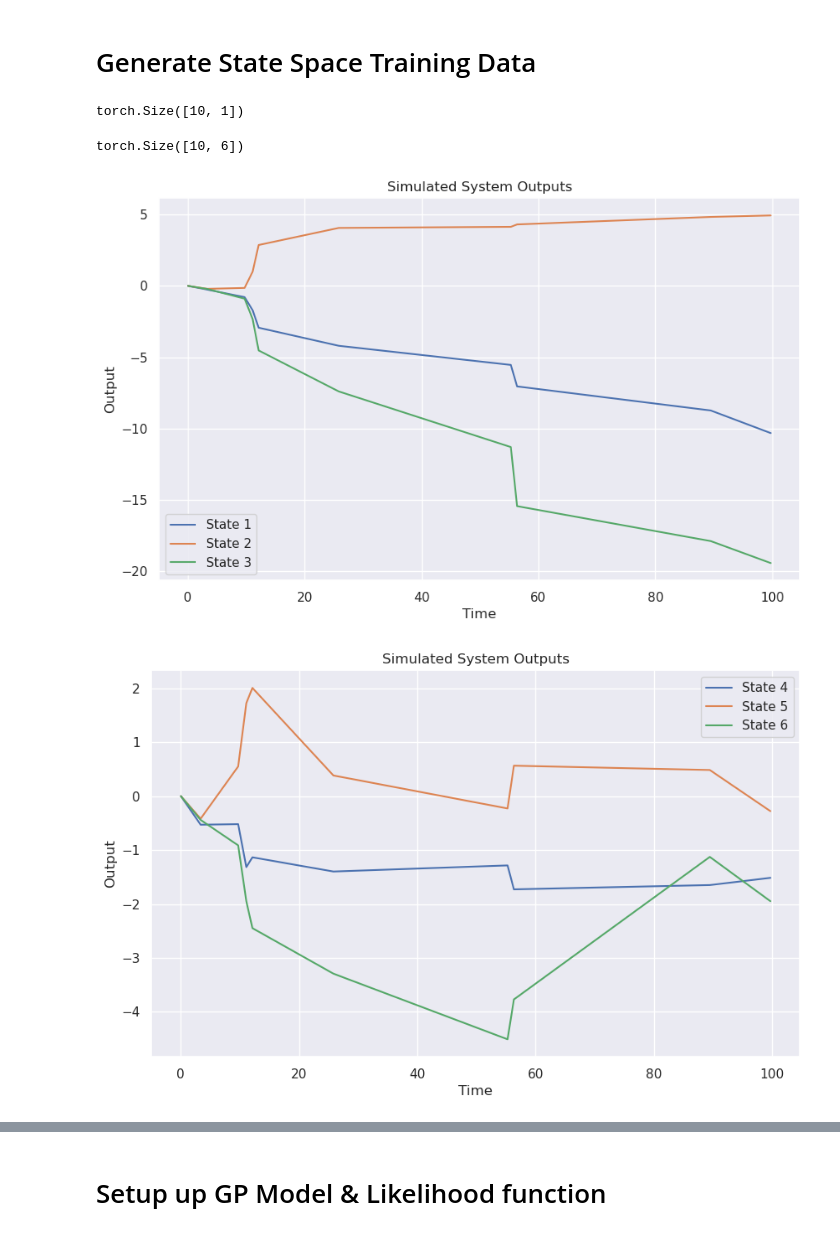
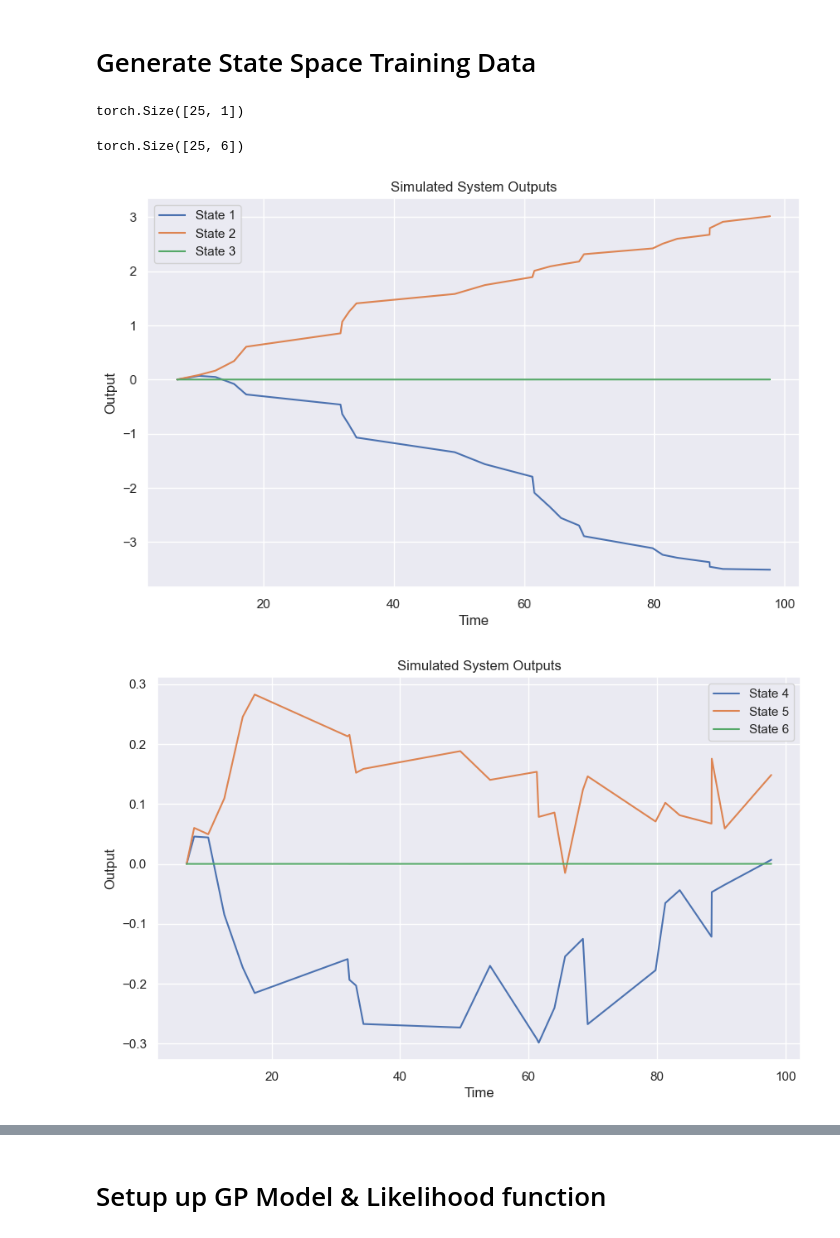
Before and after one commit to Astronauty/raytheon-ais-analysis, a Jupyter notebook: multioutput_gp_test.ipynb, the cells around one changed output, grey strips where cells are left out. Saved outputs shown, nothing was run; the diff lists cells and outputs as text; code cells hidden in the pictures.

```diff
--- a/multioutput_gp_test.ipynb
+++ b/multioutput_gp_test.ipynb
@@ -24,8 +24,8 @@ Using device: cuda
 # Generate State Space Training Data
 # %%
 # Create SS Model
-m=1.0
-I=1.0
+m=15E6
+I=5E10
 q=1.0
 r=1.0
 dt=1.0
@@ -44,7 +44,7 @@ sysd = c2d(sys, Ts=dt)
 # print(sysd)
 
 # t = np.linspace(0, 100, num=100)
-t = np.sort(np.random.uniform(0, 100, size=10))  # Generate random time points and sort them
+t = np.sort(np.random.uniform(0, 100, size=25))  # Generate random time points and sort them
 
 # Generate state-space dataset
 X = t.reshape(-1, 1)  # Input is time
@@ -54,7 +54,7 @@ Y = []
 x = np.zeros((6, 1))
 for time in t:
     # Simulate the state-space model
-    x_kp1 = sysd.A @ x + sysd.B @ (1 * np.random.randn(3, 1))  # Random input for simulation
+    x_kp1 = sysd.A @ x + sysd.B @ (1E6 * np.random.randn(3, 1))  # Random input for simulation
     # print(x_kp1)
     y_k = sysd.C @ x + sysd.D @ np.random.randn(3, 1)  # Measurement with noise
     Y.append(y_k.flatten())
@@ -64,37 +64,37 @@ for time in t:
 Y = np.array(Y)  # Output is 6D measurement
 
 # print(f"X: {X.shape}")
 # print(f"Y: {Y.shape}")
 
 # Define train data
 train_x = torch.from_numpy(X).float().to(device)
 train_y = torch.from_numpy(Y).float().to(device)
 
 display(train_x.size())
 display(train_y.size())
 
 plt.figure(figsize=(10, 6))
 for state in range(3):
     plt.plot(X, Y[:, state], label=f'State {state + 1}')
 plt.xlabel('Time')
 plt.ylabel('Output')
 plt.title('Simulated System Outputs')
 plt.legend()
 plt.show()
 
 plt.figure(figsize=(10, 6))
 for state in range(3,6):
     plt.plot(X, Y[:, state], label=f'State {state + 1}')
 plt.xlabel('Time')
 plt.ylabel('Output')
 plt.title('Simulated System Outputs')
 plt.legend()
 plt.show()
 # %% [output]
-torch.Size([10, 1])
+torch.Size([25, 1])
-torch.Size([10, 6])
+torch.Size([25, 6])
-[figure, old version]
+[figure, new version]
-[figure, old version]
+[figure, new version]
 # %%
 print(f"train_x is on: {train_x.device}")
 # %% [output]
```
Also changed, not shown: parts of 5 cells of this notebook, 1 other file.
